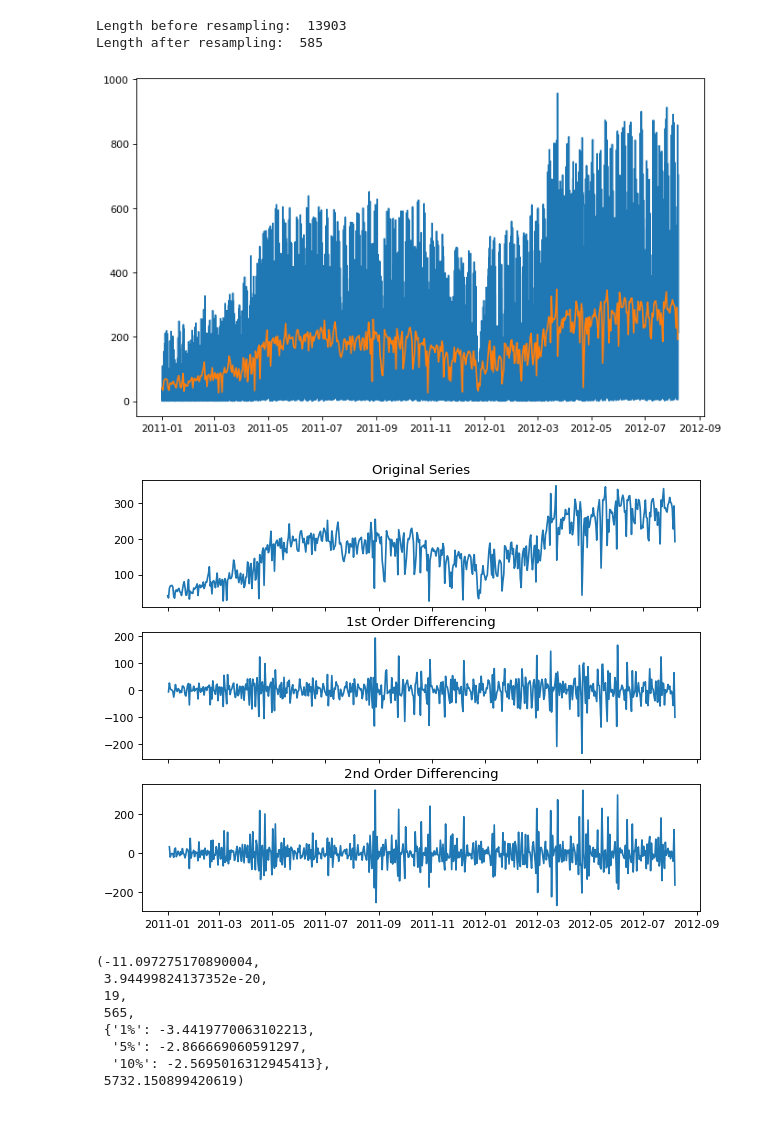
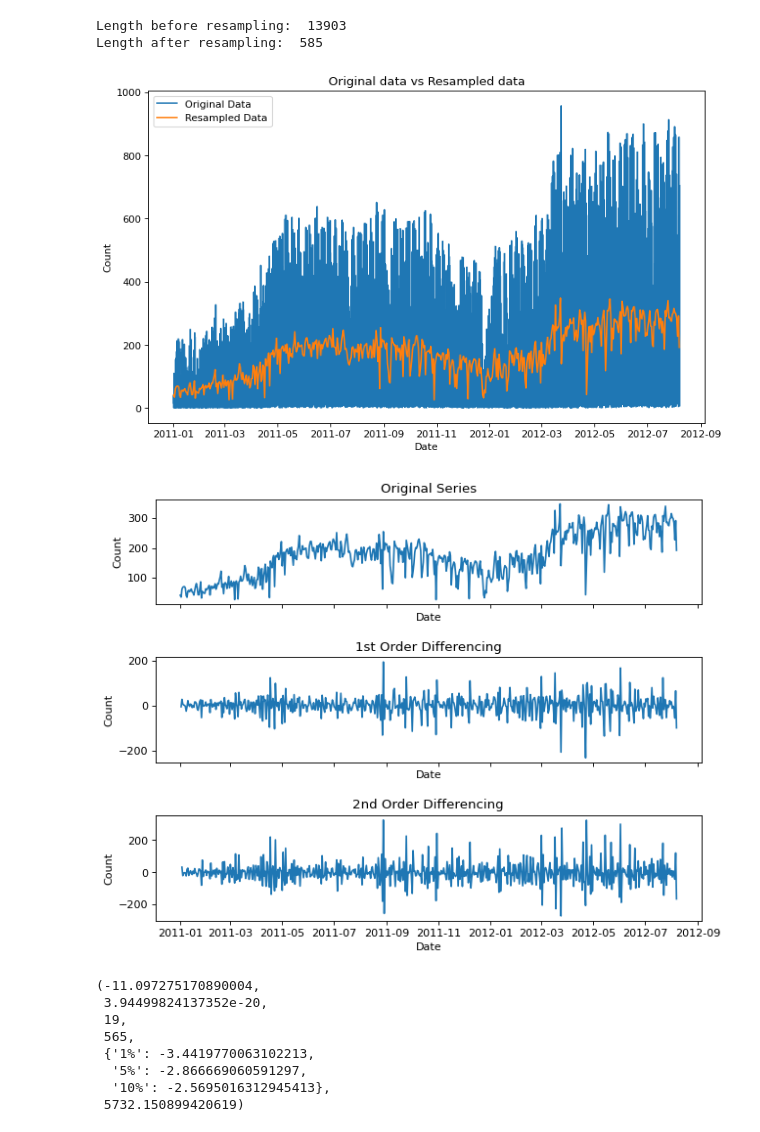
Before and after one commit to AkashM006/Bike-sharing-prediction, a Jupyter notebook: project.ipynb, the cells around one changed output. Cells and saved outputs as stored; diff of their text form; code cells hidden in the pictures.

Commit message:
Added titles, xlabels and ylabels to all plots

```diff
--- a/project.ipynb
+++ b/project.ipynb
@@ -291,11 +291,15 @@ Length before resampling:  13903
 Length after resampling:  585
 # %%
 plt.figure(figsize=(10, 6))
-plt.plot(train_data['cnt'])
-plt.plot(new_train_data['cnt'])
+plt.plot(train_data['cnt'], label='Original Data')
+plt.plot(new_train_data['cnt'], label='Resampled Data')
+plt.title('Original data vs Resampled data')
+plt.xlabel('Date')
+plt.ylabel('Count')
+plt.legend()
 plt.show()
 # %% [output]
-[figure, old version]
+[figure, new version]
 # %%
 # Now since the graph is not stationary, turn it to stationary
 
@@ -311,22 +315,29 @@ df.value = df.cnt
 fig, axes = plt.subplots(3, 1, sharex=True)
 axes[0].plot(df.value);
 axes[0].set_title('Original Series')
+axes[0].set_xlabel('Date')
+axes[0].set_ylabel('Count')
 # plot_acf(df.value, ax=axes[0, 1])
 
 # 1st Differencing
 axes[1].plot(df.value.diff())
 axes[1].set_title('1st Order Differencing')
+axes[1].set_xlabel('Date')
+axes[1].set_ylabel('Count')
 # plot_acf(df.value.diff().dropna(), ax=axes[1, 1])
 
 axes[2].plot(df.value.diff().diff())
 axes[2].set_title('2nd Order Differencing')
+axes[2].set_xlabel('Date')
+axes[2].set_ylabel('Count')
 
+fig.subplots_adjust(hspace=0.5)
 plt.show()
 
 # On 2nd order differencing we are loosing more information so considering 1st order differencing
 # d can be taken as 2
 # %% [output]
-[figure, old version]
+[figure, new version]
 # %%
 # To test if the differenced time series is stationary
 from statsmodels.tsa.stattools import adfuller
```
Also changed, not shown: parts of 41 cells of this notebook.
